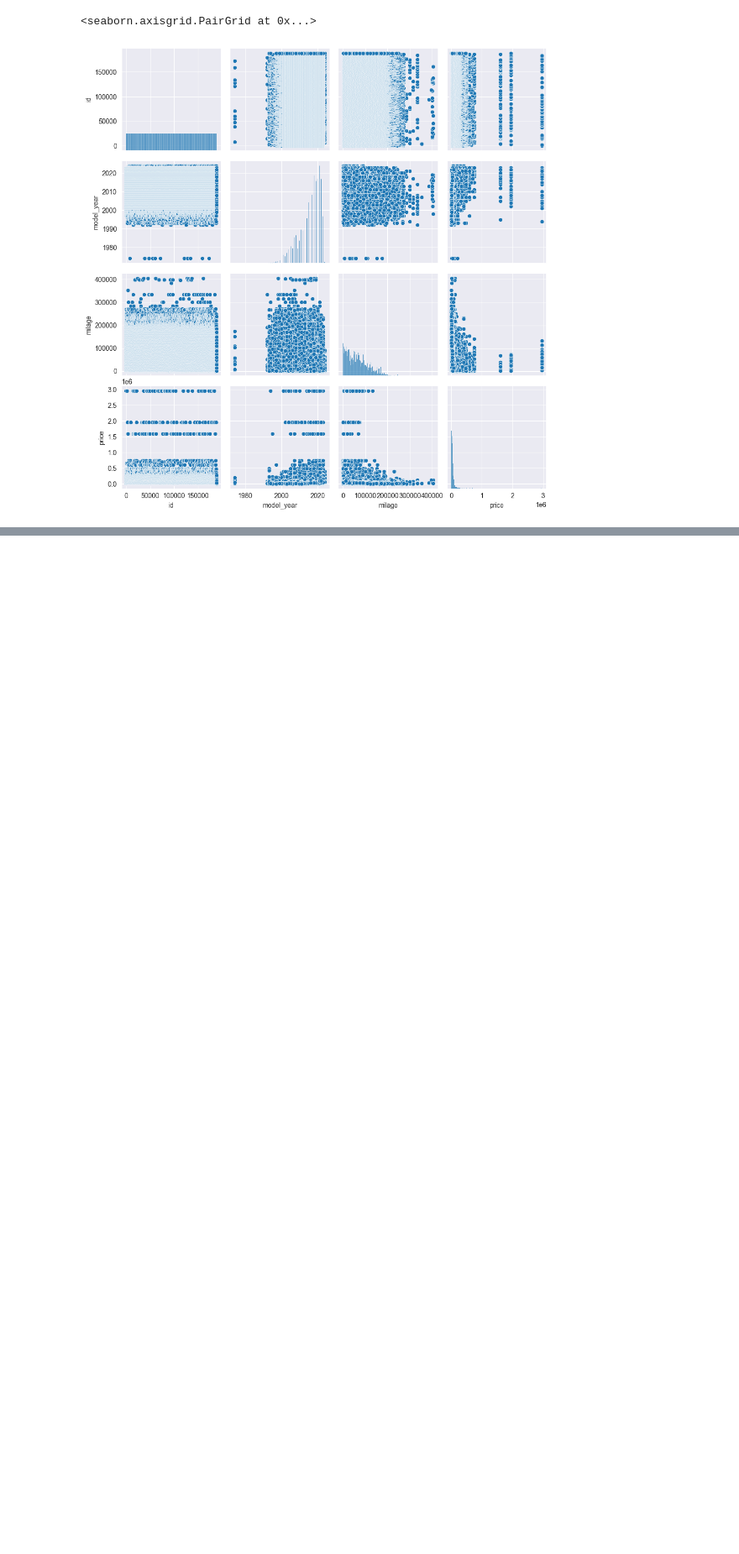
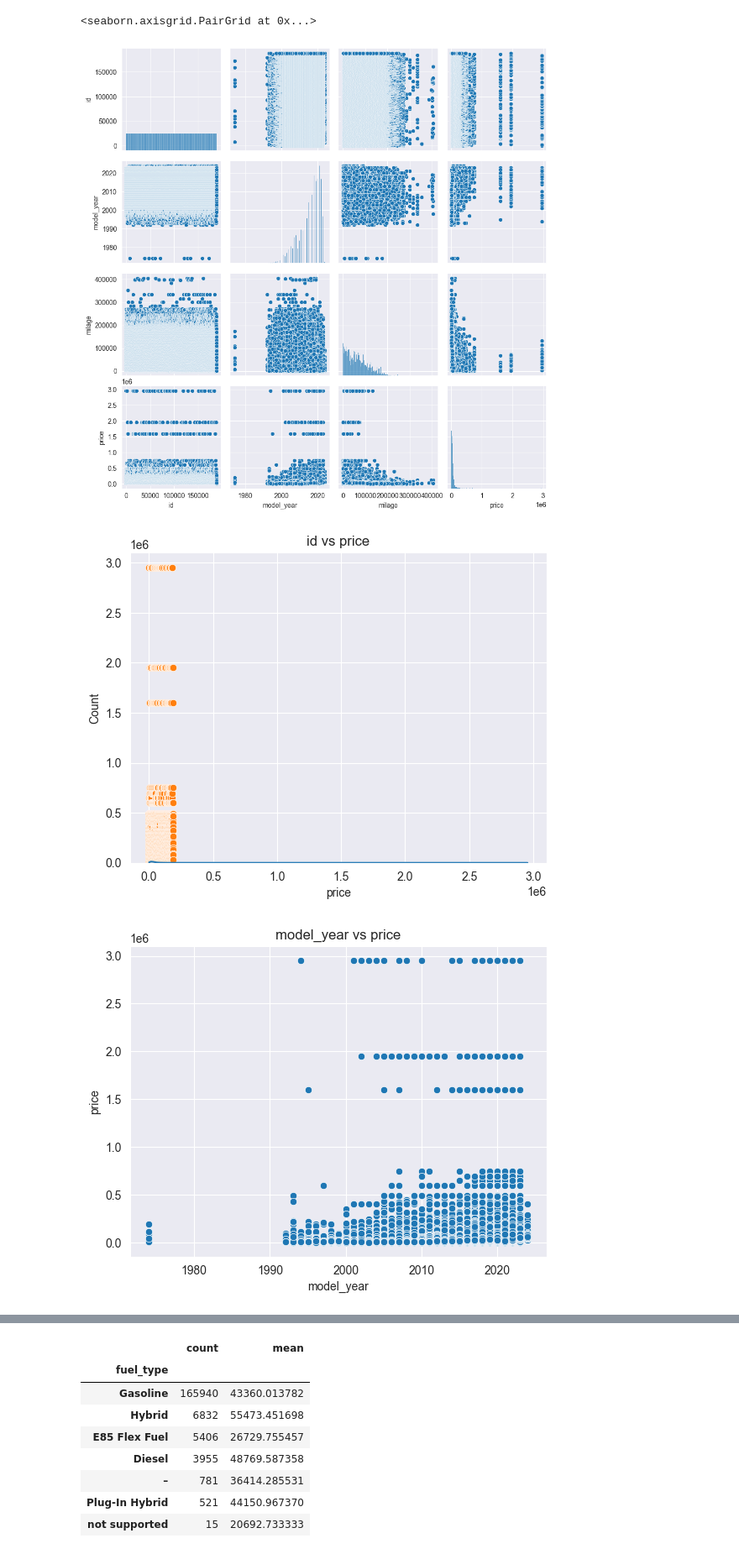
Before and after one commit to chesnokoff/Regression-of-Used-Car-Prices, a Jupyter notebook: eda.ipynb, the cells around one changed output, grey strips where cells are left out. Shown at 84% size. Cells and saved outputs as stored; diff of their text form; code cells hidden in the pictures; blank space fills up the shorter version.

```diff
--- a/eda.ipynb
+++ b/eda.ipynb
@@ -140,3 +140,22 @@ sns.pairplot(df)
 # %% [output]
 <seaborn.axisgrid.PairGrid at 0x...>
 [figure]
+# %%
+target = "price"
+
+df[target].describe()
+sns.histplot(df[target], kde=True)
+
+num_cols = df.select_dtypes(include="number").columns.drop(target, errors="ignore")
+for c in num_cols:
+    sns.scatterplot(x=df[c], y=df[target])
+    plt.title(f"{c} vs {target}")
+    plt.show()
+
+cat_cols = df.select_dtypes(exclude="number").columns
+for c in cat_cols:
+    tmp = df.groupby(c)[target].agg(['count','mean']).sort_values('count', ascending=False).head(30)
+    display(tmp)
+# %% [output]
+[figure, added]
+[figure, added]
@@ -142,0 +199,9 @@ sns.pairplot(df)
+|  | count | mean |
+| fuel_type |  |  |
+| Gasoline | 165940 | 43360.013782 |
+| Hybrid | 6832 | 55473.451698 |
+| E85 Flex Fuel | 5406 | 26729.755457 |
+| Diesel | 3955 | 48769.587358 |
+| – | 781 | 36414.285531 |
+| Plug-In Hybrid | 521 | 44150.967370 |
+| not supported | 15 | 20692.733333 |
```
Also changed, not shown: parts of 7 cells of this notebook, 6 other files.
